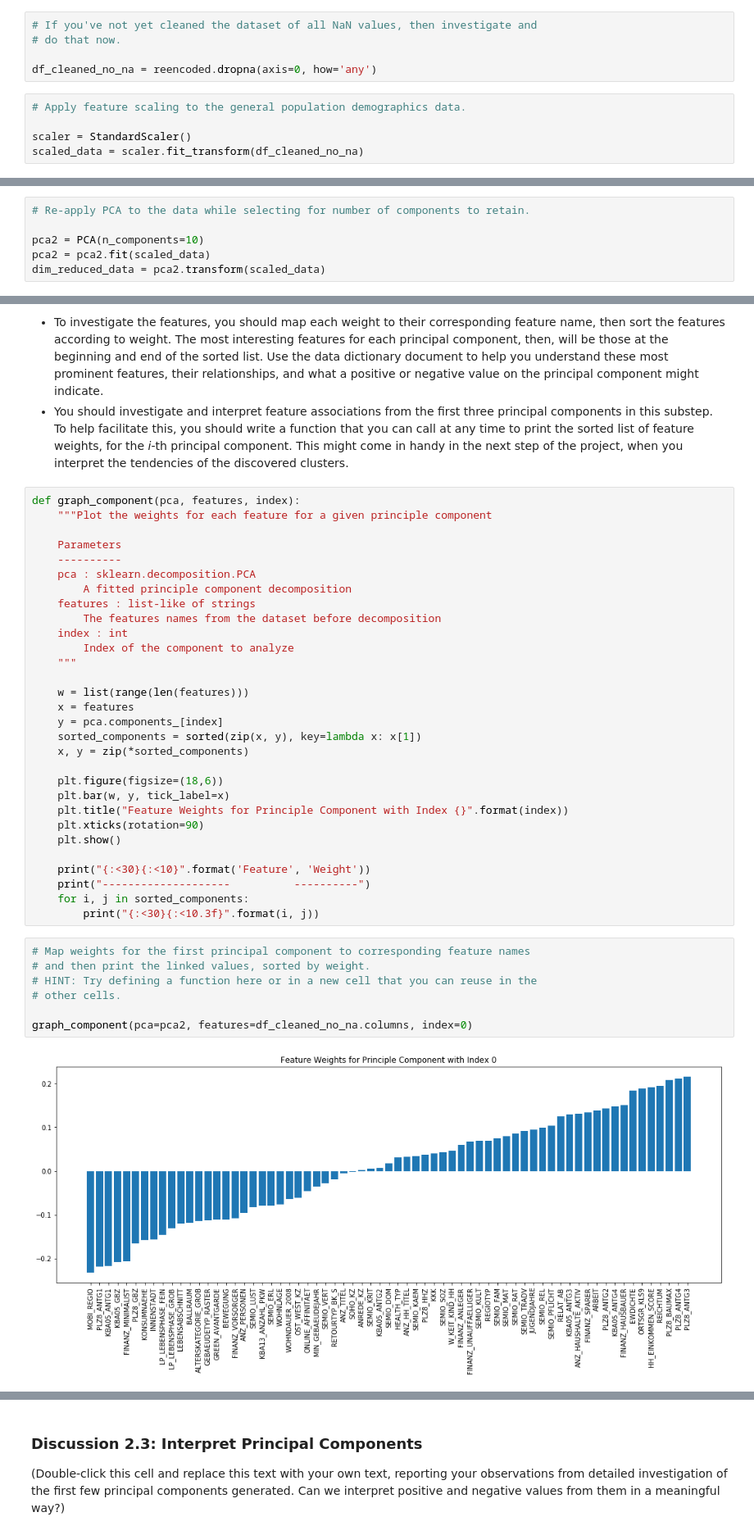
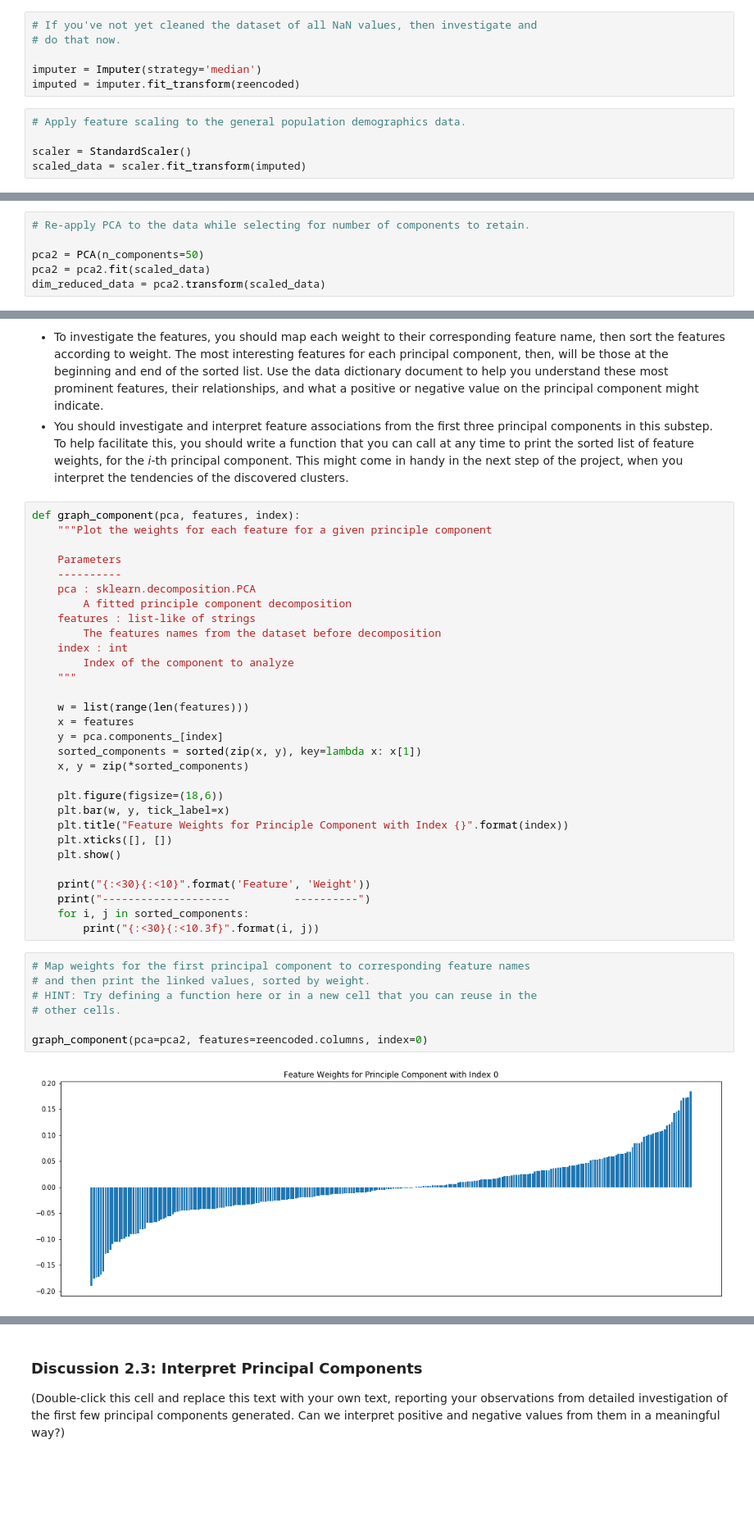
Before and after one commit to joshtice/Udacity_clustering_project, a Jupyter notebook: Identify_Customer_Segments.ipynb, the cells around one changed output, grey strips where cells are left out. Shown: that part at 82% size. Saved outputs shown, nothing was run; the diff lists cells and outputs as text; blank space fills up the shorter version.

```diff
--- a/Identify_Customer_Segments.ipynb
+++ b/Identify_Customer_Segments.ipynb
@@ -600,12 +713,13 @@ Before we apply dimensionality reduction techniques to the data, we need to perf
 # If you've not yet cleaned the dataset of all NaN values, then investigate and
 # do that now.
 
-df_cleaned_no_na = reencoded.dropna(axis=0, how='any')
+imputer = Imputer(strategy='median')
+imputed = imputer.fit_transform(reencoded)
 # %%
 # Apply feature scaling to the general population demographics data.
 
 scaler = StandardScaler()
-scaled_data = scaler.fit_transform(df_cleaned_no_na)
+scaled_data = scaler.fit_transform(imputed)
 # %% [markdown]
 ### Discussion 2.1: Apply Feature Scaling
 
@@ -644,7 +758,7 @@ plt.show()
 # %%
 # Re-apply PCA to the data while selecting for number of components to retain.
 
-pca2 = PCA(n_components=10)
+pca2 = PCA(n_components=50)
 pca2 = pca2.fit(scaled_data)
 dim_reduced_data = pca2.transform(scaled_data)
 # %% [markdown]
@@ -683,7 +797,7 @@ def graph_component(pca, features, index):
     plt.figure(figsize=(18,6))
     plt.bar(w, y, tick_label=x)
     plt.title("Feature Weights for Principle Component with Index {}".format(index))
-    plt.xticks(rotation=90)
+    plt.xticks([], [])
     plt.show()
 
     print("{:<30}{:<10}".format('Feature', 'Weight'))
@@ -693,11 +807,11 @@ def graph_component(pca, features, index):
 # %%
 # Map weights for the first principal component to corresponding feature names
 # and then print the linked values, sorted by weight.
 # HINT: Try defining a function here or in a new cell that you can reuse in the
 # other cells.
 
-graph_component(pca=pca2, features=df_cleaned_no_na.columns, index=0)
+graph_component(pca=pca2, features=reencoded.columns, index=0)
 # %% [output]
-[figure, old version]
+[figure, new version]
 Feature                       Weight
 --------------------          ----------
```
Also changed, not shown: parts of 39 cells of this notebook.
